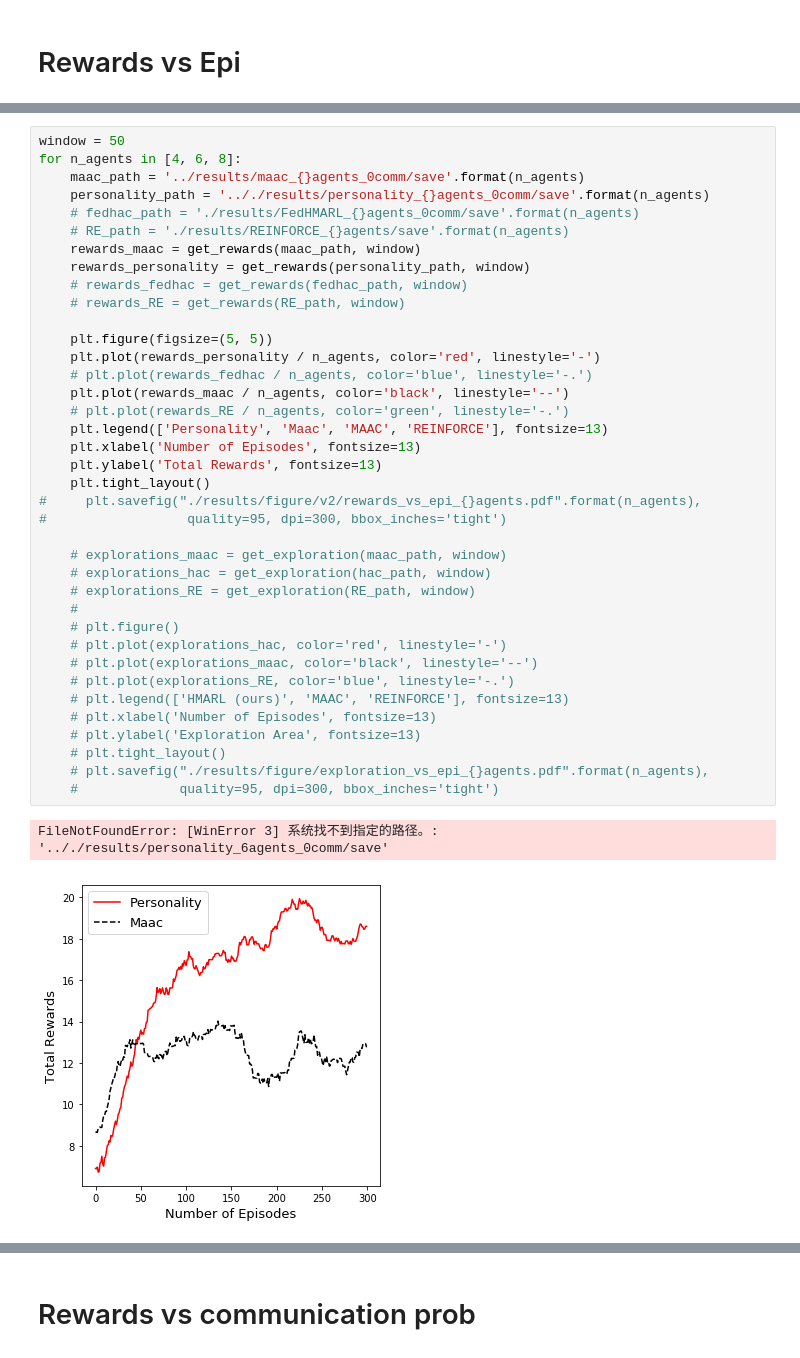
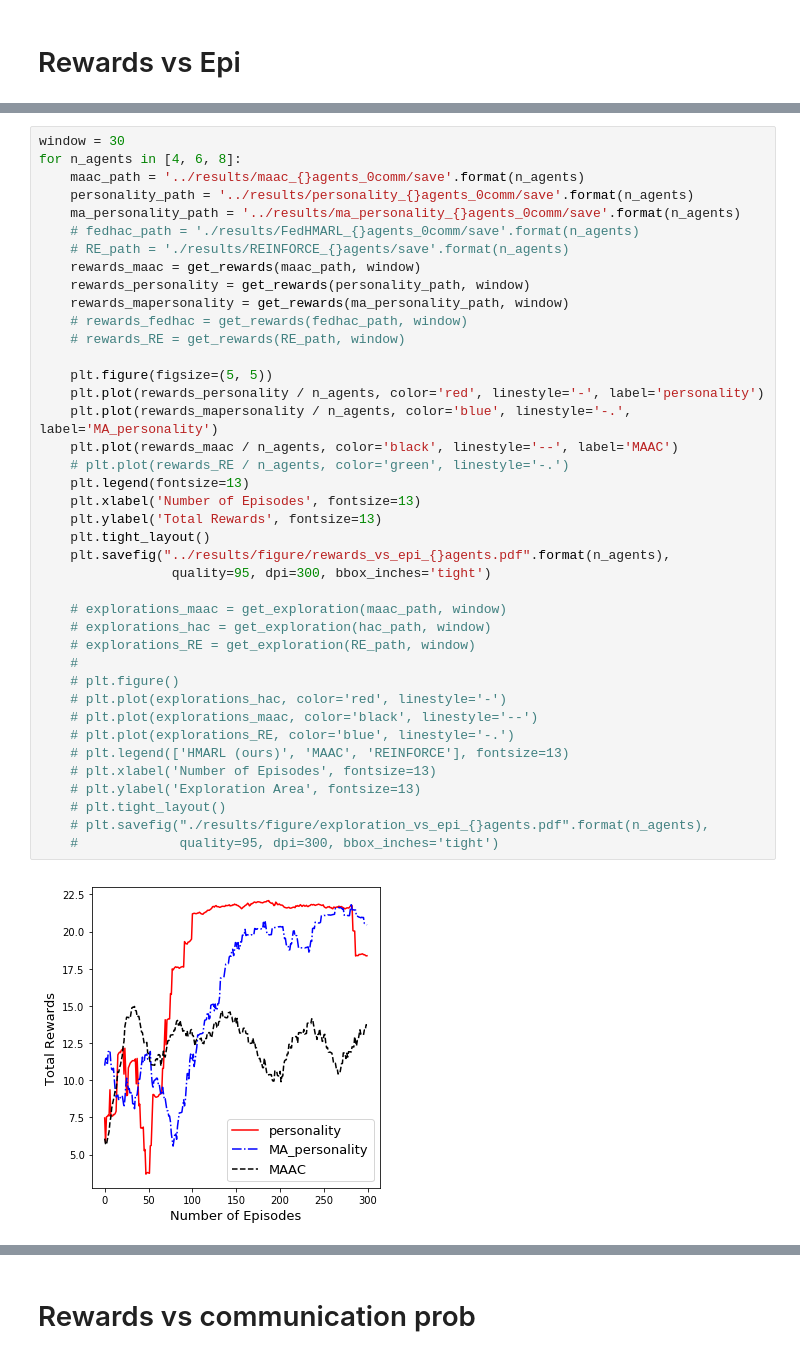
Before and after one commit to SongjunHuang/WONS-2022, a Jupyter notebook: utils/plot.ipynb, the cells around one changed output, grey strips where cells are left out. Saved outputs shown, nothing was run; the diff lists cells and outputs as text.

```diff
--- a/utils/plot.ipynb
+++ b/utils/plot.ipynb
@@ -110,41 +103,42 @@ EPS_END + (EPS_START - EPS_END) * np.exp(-1. * 10000 / EPS_DECAY)
 # %%
-window = 50
+window = 30
 for n_agents in [4, 6, 8]:
     maac_path = '../results/maac_{}agents_0comm/save'.format(n_agents)
-    personality_path = '.././results/personality_{}agents_0comm/save'.format(n_agents)
+    personality_path = '../results/personality_{}agents_0comm/save'.format(n_agents)
+    ma_personality_path = '../results/ma_personality_{}agents_0comm/save'.format(n_agents)
     # fedhac_path = './results/FedHMARL_{}agents_0comm/save'.format(n_agents)
     # RE_path = './results/REINFORCE_{}agents/save'.format(n_agents)
     rewards_maac = get_rewards(maac_path, window)
     rewards_personality = get_rewards(personality_path, window)
+    rewards_mapersonality = get_rewards(ma_personality_path, window)
     # rewards_fedhac = get_rewards(fedhac_path, window)
     # rewards_RE = get_rewards(RE_path, window)
 
     plt.figure(figsize=(5, 5))
-    plt.plot(rewards_personality / n_agents, color='red', linestyle='-')
-    # plt.plot(rewards_fedhac / n_agents, color='blue', linestyle='-.')
-    plt.plot(rewards_maac / n_agents, color='black', linestyle='--')
+    plt.plot(rewards_personality / n_agents, color='red', linestyle='-', label='personality')
+    plt.plot(rewards_mapersonality / n_agents, color='blue', linestyle='-.', label='MA_personality')
+    plt.plot(rewards_maac / n_agents, color='black', linestyle='--', label='MAAC')
     # plt.plot(rewards_RE / n_agents, color='green', linestyle='-.')
-    plt.legend(['Personality', 'Maac', 'MAAC', 'REINFORCE'], fontsize=13)
+    plt.legend(fontsize=13)
     plt.xlabel('Number of Episodes', fontsize=13)
     plt.ylabel('Total Rewards', fontsize=13)
     plt.tight_layout()
-#     plt.savefig("./results/figure/v2/rewards_vs_epi_{}agents.pdf".format(n_agents),
-#                  quality=95, dpi=300, bbox_inches='tight')
+    plt.savefig("../results/figure/rewards_vs_epi_{}agents.pdf".format(n_agents),
+                 quality=95, dpi=300, bbox_inches='tight')
 
     # explorations_maac = get_exploration(maac_path, window)
     # explorations_hac = get_exploration(hac_path, window)
     # explorations_RE = get_exploration(RE_path, window)
     #
     # plt.figure()
     # plt.plot(explorations_hac, color='red', linestyle='-')
     # plt.plot(explorations_maac, color='black', linestyle='--')
     # plt.plot(explorations_RE, color='blue', linestyle='-.')
     # plt.legend(['HMARL (ours)', 'MAAC', 'REINFORCE'], fontsize=13)
     # plt.xlabel('Number of Episodes', fontsize=13)
     # plt.ylabel('Exploration Area', fontsize=13)
     # plt.tight_layout()
     # plt.savefig("./results/figure/exploration_vs_epi_{}agents.pdf".format(n_agents),
     #             quality=95, dpi=300, bbox_inches='tight')
 # %% [output]
-FileNotFoundError: [WinError 3] 系统找不到指定的路径。: '.././results/personality_6agents_0comm/save'
-[figure, old version]
+[figure, new version]
```
Also changed, not shown: parts of 2 cells of this notebook, 31 other files.
